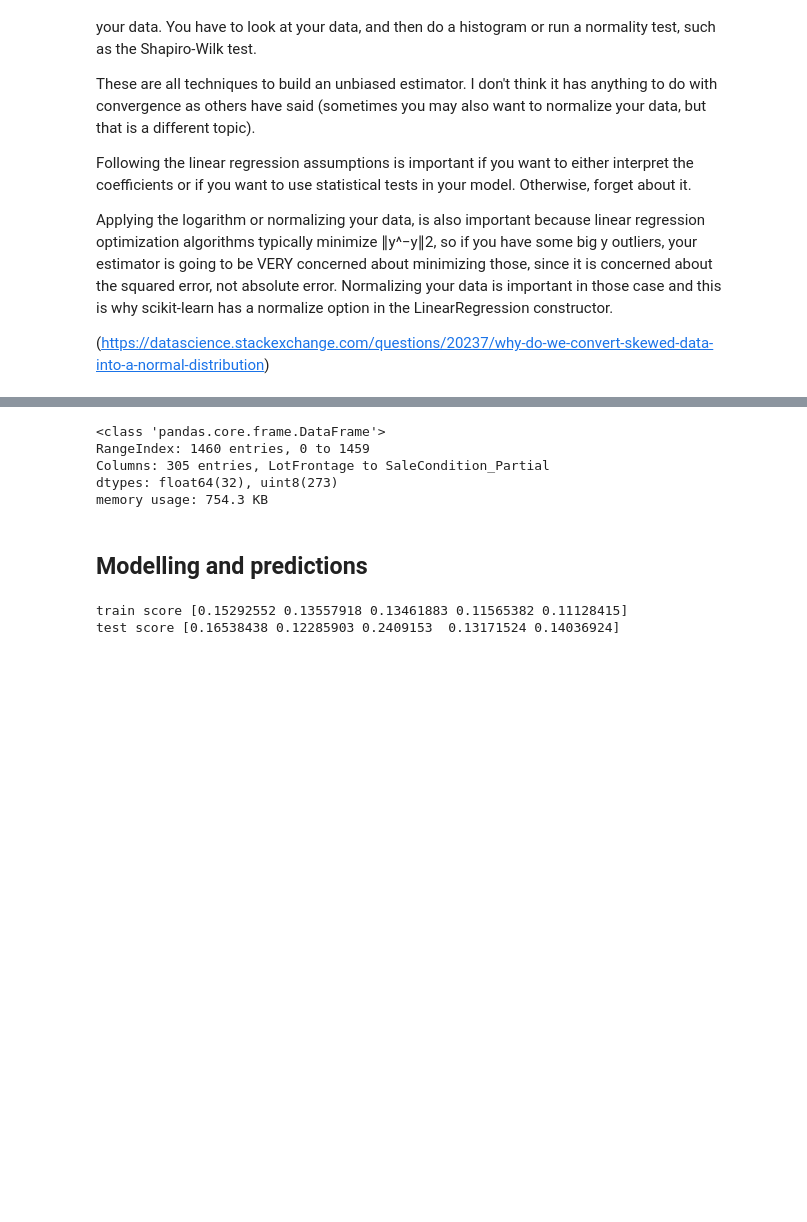
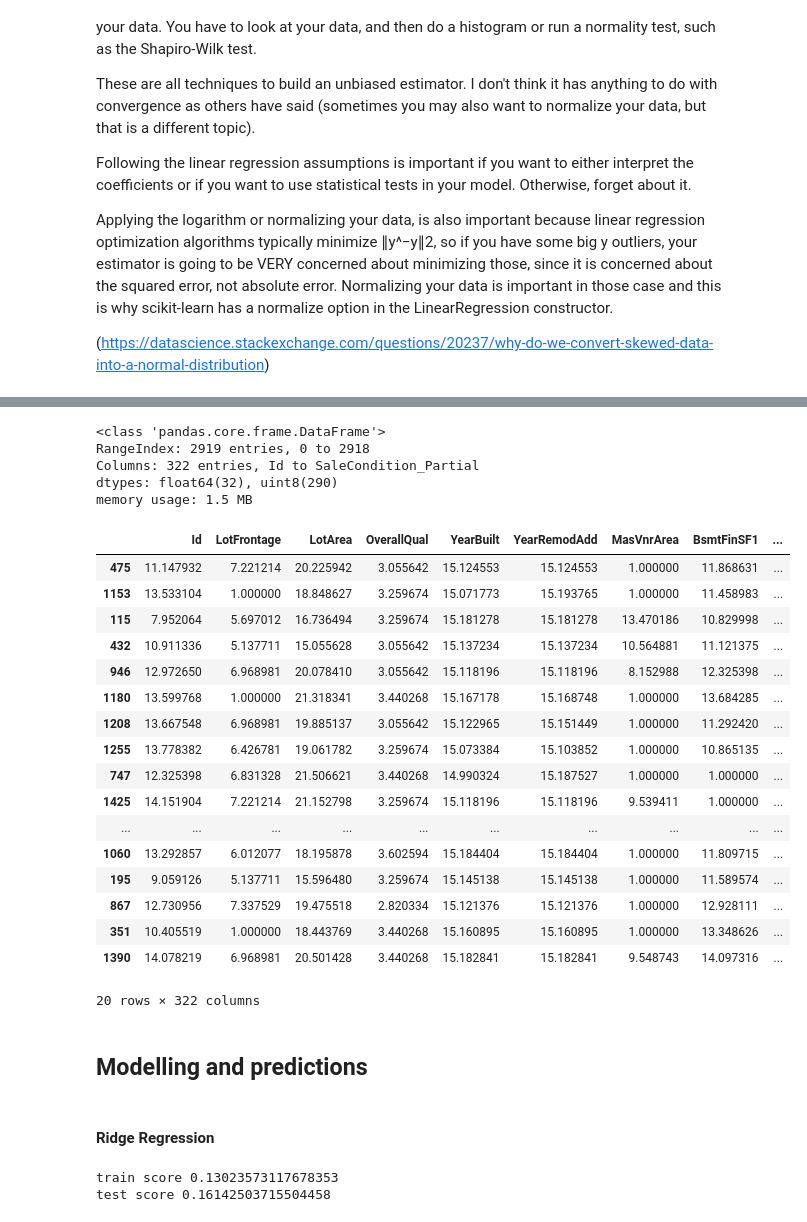
Before and after one commit to leovcunha/house-prices-advanced-regression, a Jupyter notebook: house_prices.ipynb, the cells around one changed output, grey strips where cells are left out. Drawn from its saved outputs; the diff is of its cells as text; code cells hidden in the pictures; blank space fills up the shorter version.

```diff
--- a/house_prices.ipynb
+++ b/house_prices.ipynb
@@ -289,13 +287,36 @@ print(X_train2.shape)
-# %%
-X_train2.info()
-X = X_train2.drop(['SalePrice'],axis=1)
-y = y_train
-# %% [output]
-<class 'pandas.core.frame.DataFrame'>
-RangeIndex: 1460 entries, 0 to 1459
-Columns: 305 entries, LotFrontage to SaleCondition_Partial
-dtypes: float64(32), uint8(273)
-memory usage: 754.3 KB
+# %%
+X_train2.info()
+# %% [output]
+<class 'pandas.core.frame.DataFrame'>
+RangeIndex: 2919 entries, 0 to 2918
+Columns: 322 entries, Id to SaleCondition_Partial
+dtypes: float64(32), uint8(290)
+memory usage: 1.5 MB
+# %%
+X = X_train2[:1460]
+X_predict = X_train2[1460:]
+y = y_train
+# %%
+X.sample(n=20)
+# %% [output]
+|  | Id | LotFrontage | LotArea | OverallQual | YearBuilt | YearRemodAdd | MasVnrArea | BsmtFinSF1 | ... |
+| 475 | 11.147932 | 7.221214 | 20.225942 | 3.055642 | 15.124553 | 15.124553 | 1.000000 | 11.868631 | ... |
+| 1153 | 13.533104 | 1.000000 | 18.848627 | 3.259674 | 15.071773 | 15.193765 | 1.000000 | 11.458983 | ... |
+| 115 | 7.952064 | 5.697012 | 16.736494 | 3.259674 | 15.181278 | 15.181278 | 13.470186 | 10.829998 | ... |
+| 432 | 10.911336 | 5.137711 | 15.055628 | 3.055642 | 15.137234 | 15.137234 | 10.564881 | 11.121375 | ... |
+| 946 | 12.972650 | 6.968981 | 20.078410 | 3.055642 | 15.118196 | 15.118196 | 8.152988 | 12.325398 | ... |
+| 1180 | 13.599768 | 1.000000 | 21.318341 | 3.440268 | 15.167178 | 15.168748 | 1.000000 | 13.684285 | ... |
+| 1208 | 13.667548 | 6.968981 | 19.885137 | 3.055642 | 15.122965 | 15.151449 | 1.000000 | 11.292420 | ... |
+| 1255 | 13.778382 | 6.426781 | 19.061782 | 3.259674 | 15.073384 | 15.103852 | 1.000000 | 10.865135 | ... |
+| 747 | 12.325398 | 6.831328 | 21.506621 | 3.440268 | 14.990324 | 15.187527 | 1.000000 | 1.000000 | ... |
+| 1425 | 14.151904 | 7.221214 | 21.152798 | 3.259674 | 15.118196 | 15.118196 | 9.539411 | 1.000000 | ... |
+| ... | ... | ... | ... | ... | ... | ... | ... | ... | ... |
+| 1060 | 13.292857 | 6.012077 | 18.195878 | 3.602594 | 15.184404 | 15.184404 | 1.000000 | 11.809715 | ... |
+| 195 | 9.059126 | 5.137711 | 15.596480 | 3.259674 | 15.145138 | 15.145138 | 1.000000 | 11.589574 | ... |
+| 867 | 12.730956 | 7.337529 | 19.475518 | 2.820334 | 15.121376 | 15.121376 | 1.000000 | 12.928111 | ... |
+| 351 | 10.405519 | 1.000000 | 18.443769 | 3.440268 | 15.160895 | 15.160895 | 1.000000 | 13.348626 | ... |
+| 1390 | 14.078219 | 6.968981 | 20.501428 | 3.440268 | 15.182841 | 15.182841 | 9.548743 | 14.097316 | ... |
+20 rows × 322 columns
 # %% [markdown]
 ## Modelling and predictions
 # %%
@@ -316,12 +336,14 @@ def rmse_cv_test(model):
     return(rmse)
+# %% [markdown]
+#### Ridge Regression
 # %%
 alphas = np.arange(0.1, 50, 0.2)
 ridge = RidgeCV(alphas)
 ridge.fit(X_train, y_train)
 ridge_train_score = rmse_cv_train(ridge)
 ridge_test_score = rmse_cv_test(ridge)
-print('train score', ridge_train_score)
-print('test score', ridge_test_score)
+print('train score', ridge_train_score.mean())
+print('test score', ridge_test_score.mean())
 # %% [output]
-train score [0.15292552 0.13557918 0.13461883 0.11565382 0.11128415]
-test score [0.16538438 0.12285903 0.2409153  0.13171524 0.14036924]
+train score 0.13023573117678353
+test score 0.16142503715504458
```
Also changed, not shown: parts of 35 cells of this notebook.
